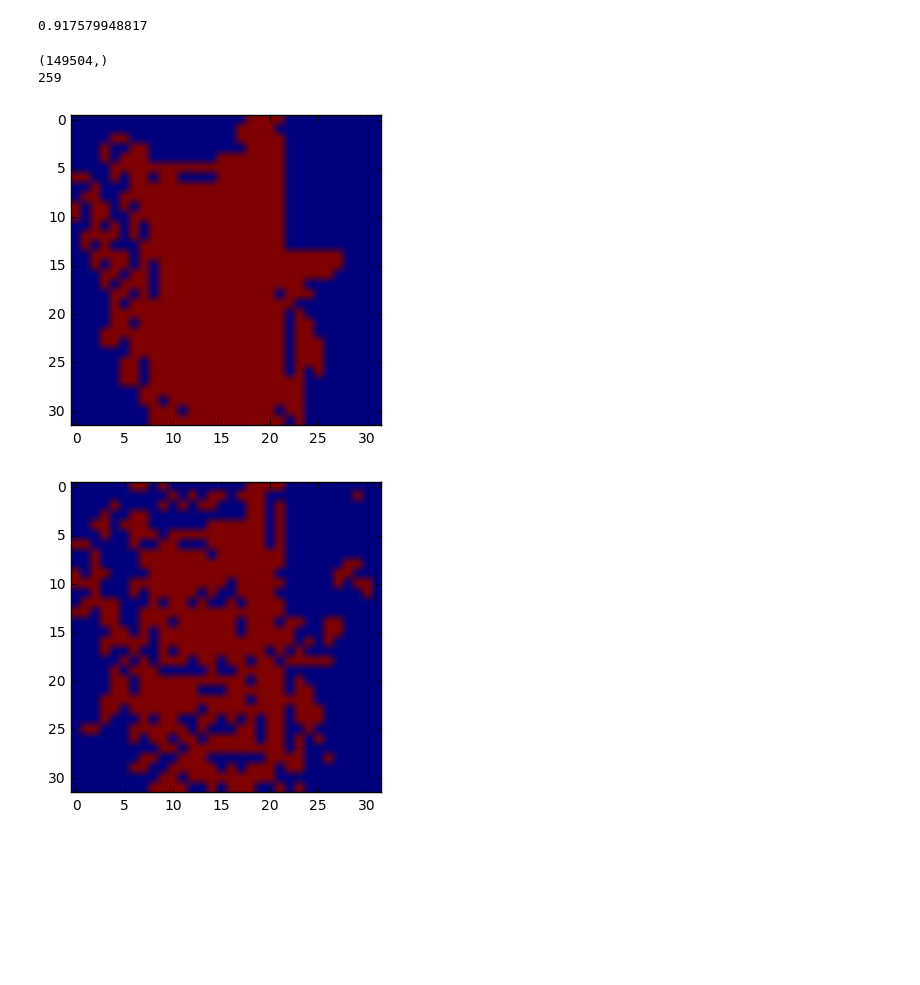
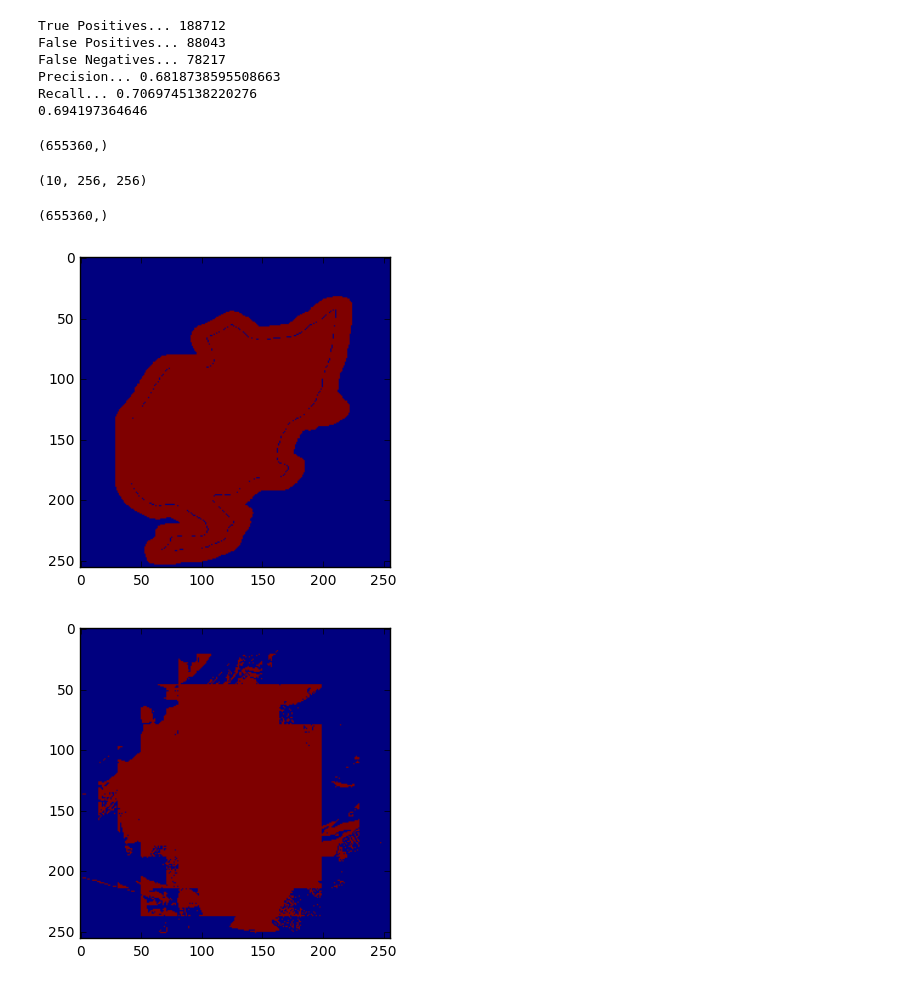
Before and after one commit to YoDaMa/CatDogClassification, a Jupyter notebook: MainJupyter.ipynb, the cells around one changed output. Cells and saved outputs as stored; diff of their text form; code cells hidden in the pictures; blank space fills up the shorter version.

```diff
--- a/MainJupyter.ipynb
+++ b/MainJupyter.ipynb
@@ -45,0 +33,9 @@ Completed fit.
+# %%
+from sklearn.ensemble import RandomForestClassifier
+
+rf = RandomForestClassifier(n_estimators=10)
+print("Fitting Random Forest...")
+rf.fit(train_data, label_data)
+print("Completed fit.")
+finish = datetime.now()
+print("Time: {}".format(finish-start))
@@ -62,6 +84,0 @@ Predicting Data..
-# %%
-# K Neighbors
-print("Pred Shape",predictions.shape)
-neigh = KNeighborsClassifier(n_neighbors=6)
-neigh.fit(predictions,label_data)
-kpredicitions = neigh.predict(predictions)
@@ -68,36 +137,55 @@ kpredicitions = neigh.predict(predictions)
 # %%
 # Calculate Dice Similarity Coefficient
-truepos = np.sum(np.multiply(kpredictions, label_data))
-falsepos = np.sum(kpredictions) - truepos
-falseneg = np.sum(label_data) - truepos
+# dice_p = filt_image_list.ravel()
+dice_p = prediction_list.ravel()
+truepos = np.sum(np.multiply(dice_p, label_data[0:10*s_n**2]))
+print("True Positives... {}".format(truepos))
+falsepos = np.sum(dice_p) - truepos
+print("False Positives... {}".format(falsepos))
+
+falseneg = np.sum(label_data[0:10*s_n**2]) - truepos
+print("False Negatives... {}".format(falseneg))
 precision = truepos / (truepos+falsepos)
+print("Precision... {}".format(precision))
 recall = truepos / (truepos+falseneg)
+print("Recall... {}".format(recall))
 dice = 2 * precision * recall / (precision + recall)
 
 print(dice)
 # %% [output]
-0.917579948817
+True Positives... 188712
+False Positives... 88043
+False Negatives... 78217
+Precision... 0.6818738595508663
+Recall... 0.7069745138220276
+0.694197364646
 # %%
+import LoadTestImages
 pred_image = np.asarray(predictions)
 print(pred_image.shape)
-pred_image = pred_image.reshape(146, 32, 32)
+t_n = LoadTestImages.SIZE
+pred_image = pred_image.reshape(num_im, t_n, t_n)
 pred_image.shape
-print(np.sum(pred_image[9]==1))
 # %% [output]
-(149504,)
-259
+(655360,)
+(10, 256, 256)
 # %%
 from scipy.misc import imread
 import matplotlib.pyplot as plt
-lb = np.asarray(label_data)
-
-lb = lb.reshape(146, 32, 32)
-plt.imshow(lb[5])
+lb = np.asarray(label_data[0:10*256**2])
+print(lb.shape)
+lb = lb.reshape(10, t_n, t_n)
+plt.imshow(lb[0])
 plt.show()
 # %% [output]
+(655360,)
-[figure, old version]
+[figure, new version]
-# %%
-plt.imshow(pred_image[5])
-plt.show()
-# %% [output]
-[figure, removed]
+# %%
+im = pred_image[0]
+im = Image.fromarray(im).convert('L')
+# im = Image.open('labelled/31.png')
+im1 = im.load()
+plt.imshow(im)
+plt.show()
+# %% [output]
+[figure, added]
```
Also changed, not shown: parts of 10 cells of this notebook, 3 other files.
